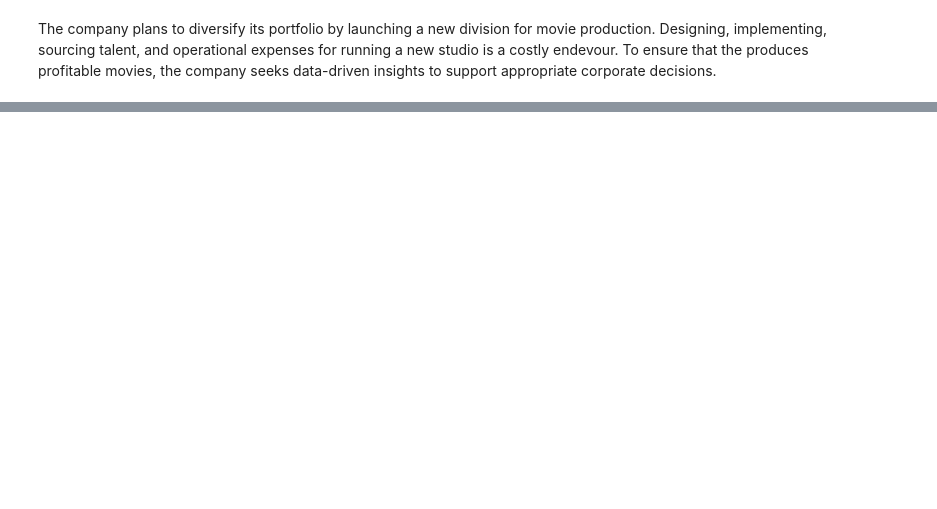
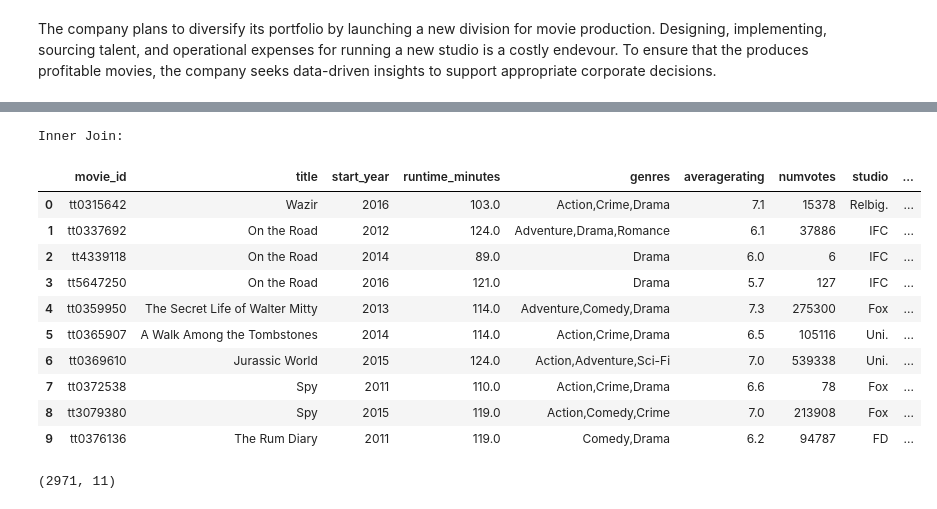
Before and after one commit to mwakad/box-office-movie-insights, a Jupyter notebook: notebooks/daniel.ipynb, the cells around one changed output, grey strips where cells are left out. Saved outputs shown, nothing was run; the diff lists cells and outputs as text; code cells hidden in the pictures; blank space fills up the shorter version.

```diff
--- a/notebooks/daniel.ipynb
+++ b/notebooks/daniel.ipynb
@@ -365,0 +259,3 @@ memory usage: 85.4+ KB
+# %%
+# Drop all entries with a runtime exceeding three hours by 20 minutes or more
+imdb_basics_cleaned = imdb_basics_cleaned[imdb_basics_cleaned['runtime_minutes'] <= 200]
@@ -365,0 +272,4 @@ memory usage: 85.4+ KB
+# %%
+# Load data from the movie_ratings table
+imdb_ratings = pd.read_sql("SELECT * FROM movie_ratings", conn)
+imdb_ratings.head()
@@ -365,0 +323,5 @@ memory usage: 85.4+ KB
+# %%
+# Inner Join
+imdb_dataset = pd.merge(imdb_basics_cleaned, imdb_ratings, on='movie_id', how='inner')
+print("Inner Join:")
+imdb_dataset.head()
@@ -365,0 +342,3 @@ memory usage: 85.4+ KB
+# %%
+# Modifying the name of the column name primary_title to title
+imdb_dataset = imdb_dataset.rename(columns={'primary_title': 'title'})
@@ -365,0 +363,24 @@ memory usage: 85.4+ KB
+# %%
+# Using an inner join to merge
+df = pd.merge(imdb_dataset, gross_data, on='title', how='inner')
+print("Inner Join:")
+df.head(10)
+# %% [output]
+Inner Join:
+|  | movie_id | title | start_year | runtime_minutes | genres | averagerating | numvotes | studio | ... |
+| 0 | tt0315642 | Wazir | 2016 | 103.0 | Action,Crime,Drama | 7.1 | 15378 | Relbig. | ... |
+| 1 | tt0337692 | On the Road | 2012 | 124.0 | Adventure,Drama,Romance | 6.1 | 37886 | IFC | ... |
+| 2 | tt4339118 | On the Road | 2014 | 89.0 | Drama | 6.0 | 6 | IFC | ... |
+| 3 | tt5647250 | On the Road | 2016 | 121.0 | Drama | 5.7 | 127 | IFC | ... |
+| 4 | tt0359950 | The Secret Life of Walter Mitty | 2013 | 114.0 | Adventure,Comedy,Drama | 7.3 | 275300 | Fox | ... |
+| 5 | tt0365907 | A Walk Among the Tombstones | 2014 | 114.0 | Action,Crime,Drama | 6.5 | 105116 | Uni. | ... |
+| 6 | tt0369610 | Jurassic World | 2015 | 124.0 | Action,Adventure,Sci-Fi | 7.0 | 539338 | Uni. | ... |
+| 7 | tt0372538 | Spy | 2011 | 110.0 | Action,Crime,Drama | 6.6 | 78 | Fox | ... |
+| 8 | tt3079380 | Spy | 2015 | 119.0 | Action,Comedy,Crime | 7.0 | 213908 | Fox | ... |
+| 9 | tt0376136 | The Rum Diary | 2011 | 119.0 | Comedy,Drama | 6.2 | 94787 | FD | ... |
+# %%
+# Create a copy of the df DataFrame and check shape
+df_clean = df.copy()
+df_clean.shape
+# %% [output]
+(2971, 11)
```
Also changed, not shown: parts of 93 cells of this notebook.
